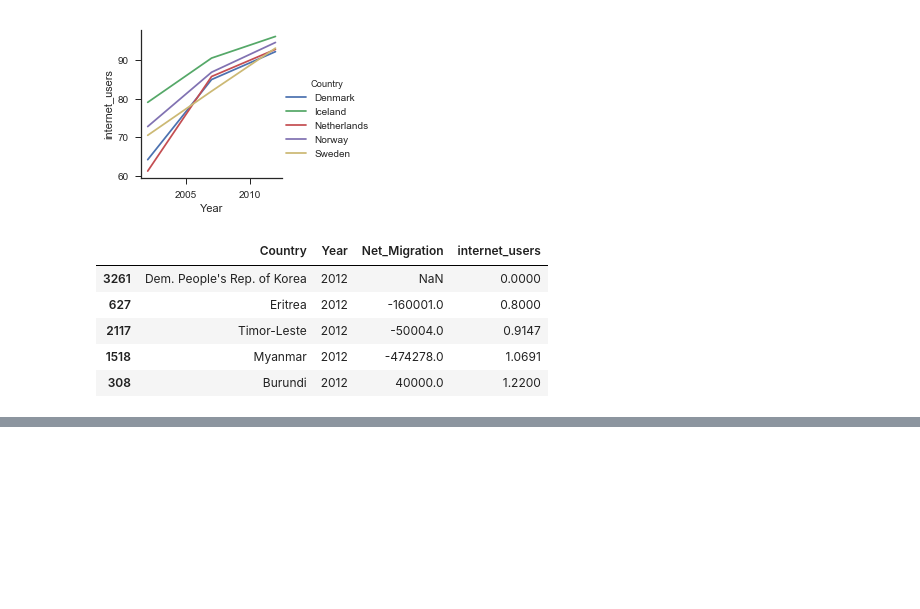
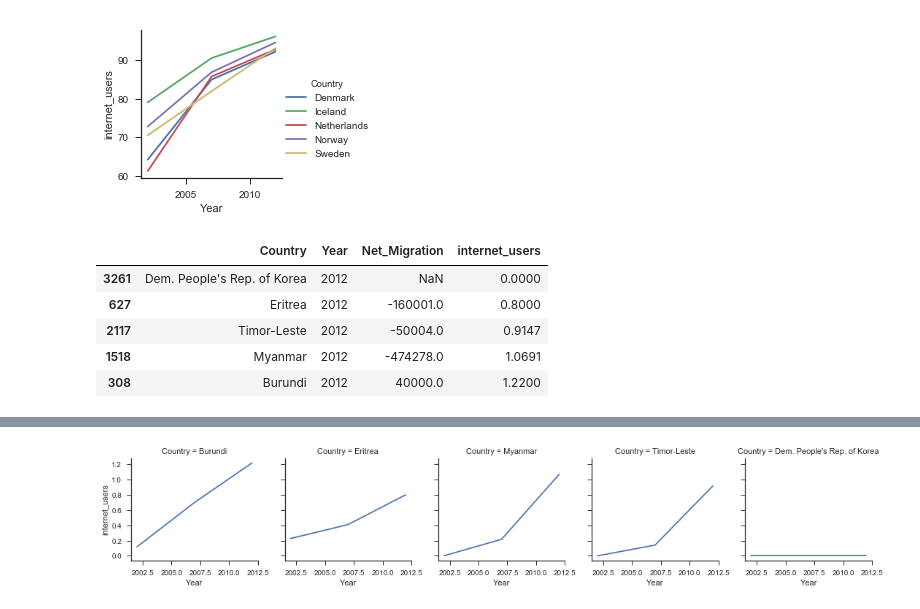
Before and after one commit to DEREJEGETU/data-question-1, a Jupyter notebook: data_question_1_Assignment .ipynb, the cells around one changed output, grey strips where cells are left out. Cells and saved outputs as stored; diff of their text form; code cells hidden in the pictures; blank space fills up the shorter version.

```diff
--- a/data_question_1_Assignment .ipynb
+++ b/data_question_1_Assignment .ipynb
@@ -364,0 +379,2 @@ Subset_2012.nsmallest(5,'internet_users')
+# %%
+S_internet_users=subset_MI[(subset_MI.Country == "Dem. People's Rep. of Korea")| (subset_MI.Country == 'Eritrea')| (subset_MI.Country == 'Timor-Leste')|(subset_MI.Country == 'Myanmar')|(subset_MI.Country == 'Burundi')]
@@ -364,0 +400,5 @@ Subset_2012.nsmallest(5,'internet_users')
+# %%
+MI = sns.FacetGrid(S_internet_users,  col="Country")
+MI = (MI.map(plt.plot, "Year", "internet_users" ).add_legend())
+# %% [output]
+[figure, added]
```
Also changed, not shown: parts of 41 cells of this notebook, 1 other file.
